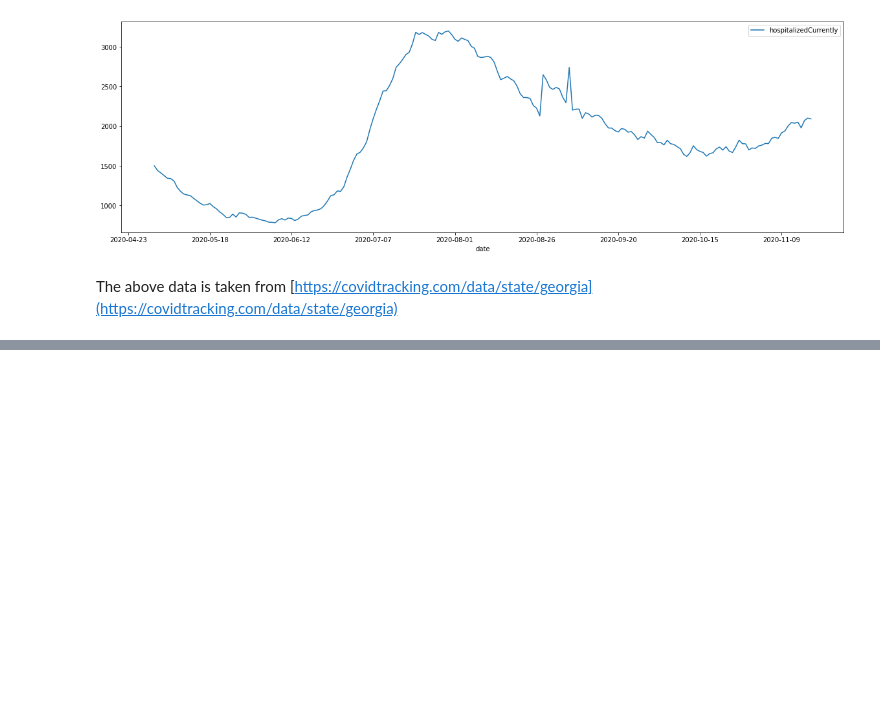
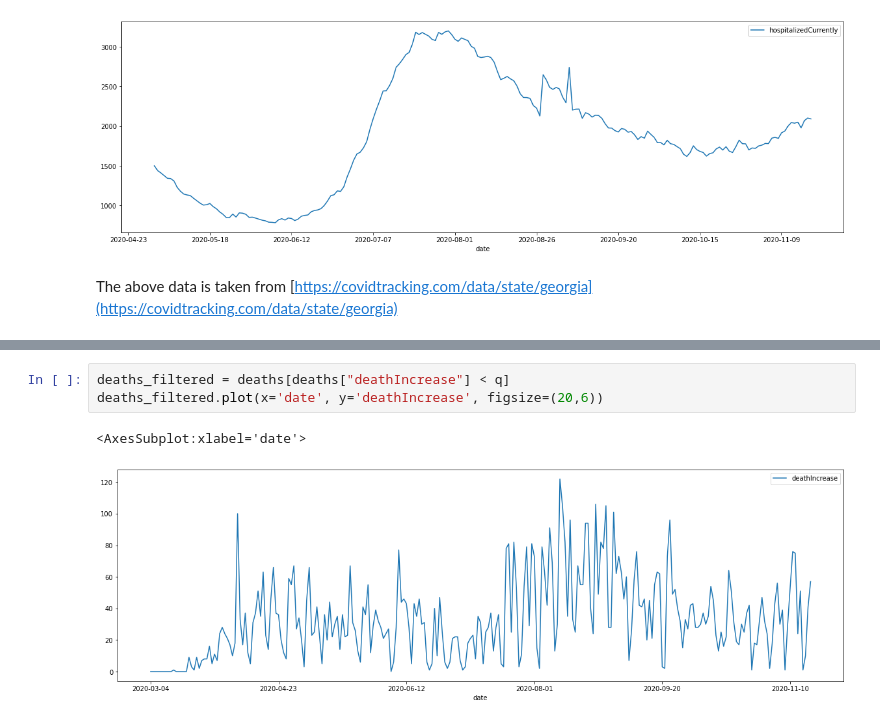
Before and after one commit to msolberg/notebooks, a Jupyter notebook: georgia-covidtracking.ipynb, the cells around one changed output, grey strips where cells are left out. Drawn from its saved outputs; the diff is of its cells as text; blank space fills up the shorter version.

```diff
--- a/georgia-covidtracking.ipynb
+++ b/georgia-covidtracking.ipynb
@@ -37,0 +69,6 @@ The above data is taken from [https://covidtracking.com/data/state/georgia](http
+# %%
+deaths_filtered = deaths[deaths["deathIncrease"] < q]
+deaths_filtered.plot(x='date', y='deathIncrease', figsize=(20,6))
+# %% [output]
+<AxesSubplot:xlabel='date'>
+[figure, added]
```
Also changed, not shown: parts of 10 cells of this notebook.
